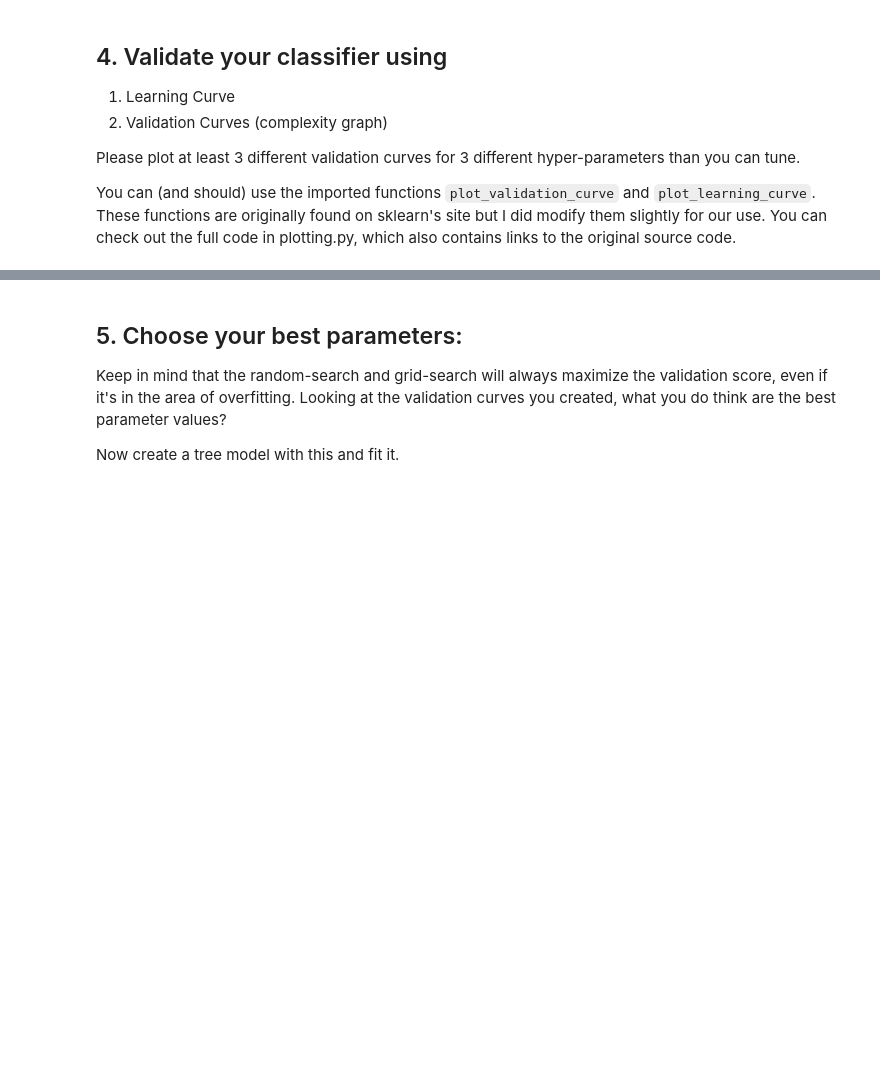
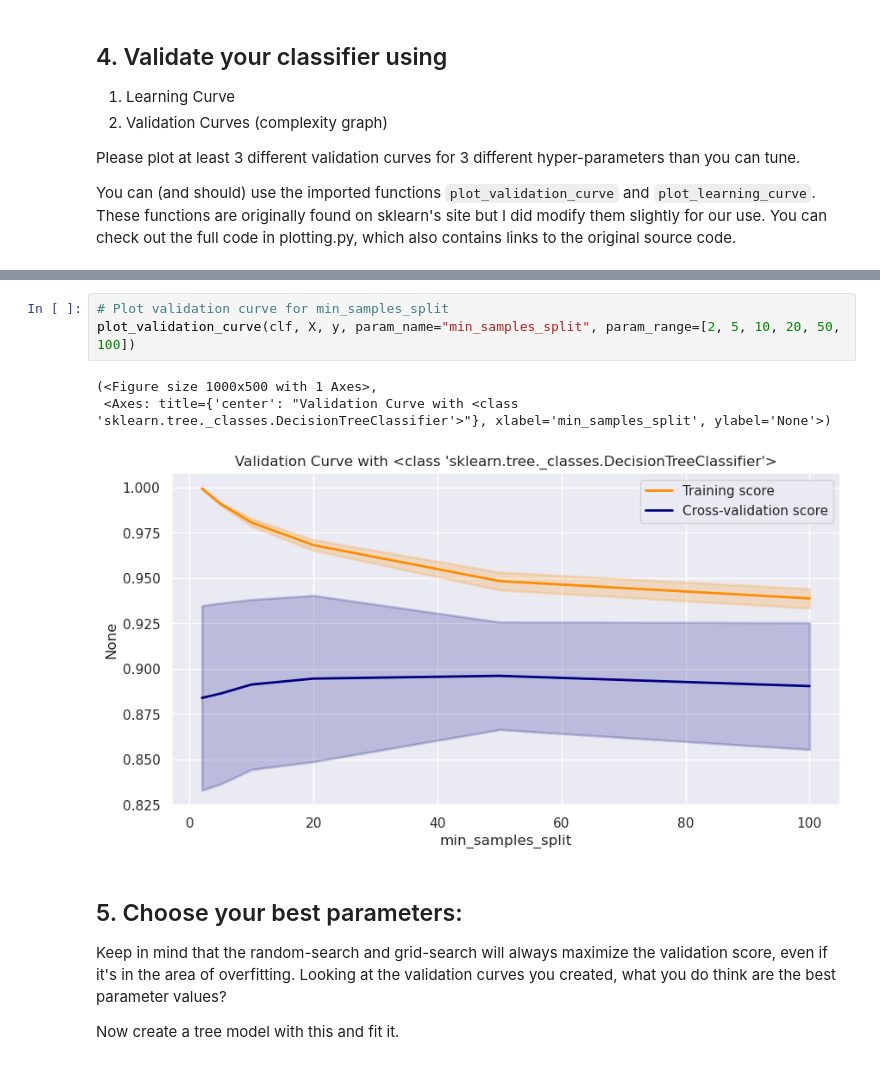
Before and after one commit to KyleSDeveloper/data-science-machine-learning-main, a Jupyter notebook: notebooks/07_Decision_Trees_Cross_Validation.ipynb, the cells around one changed output, grey strips where cells are left out. Cells and saved outputs as stored; diff of their text form; blank space fills up the shorter version.

```diff
--- a/notebooks/07_Decision_Trees_Cross_Validation.ipynb
+++ b/notebooks/07_Decision_Trees_Cross_Validation.ipynb
@@ -246,3 +323,10 @@ You can (and should) use the imported functions `plot_validation_curve` and `plo
+# %%
+# Plot validation curve for min_samples_split
+plot_validation_curve(clf, X, y, param_name="min_samples_split", param_range=[2, 5, 10, 20, 50, 100])
+# %% [output]
+(<Figure size 1000x500 with 1 Axes>,
+ <Axes: title={'center': "Validation Curve with <class 'sklearn.tree._classes.DecisionTreeClassifier'>"}, xlabel='min_samples_split', ylabel='None'>)
+[figure, added]
 # %% [markdown]
 ## 5. Choose your best parameters:
 
```
Also changed, not shown: parts of 26 cells of this notebook.
